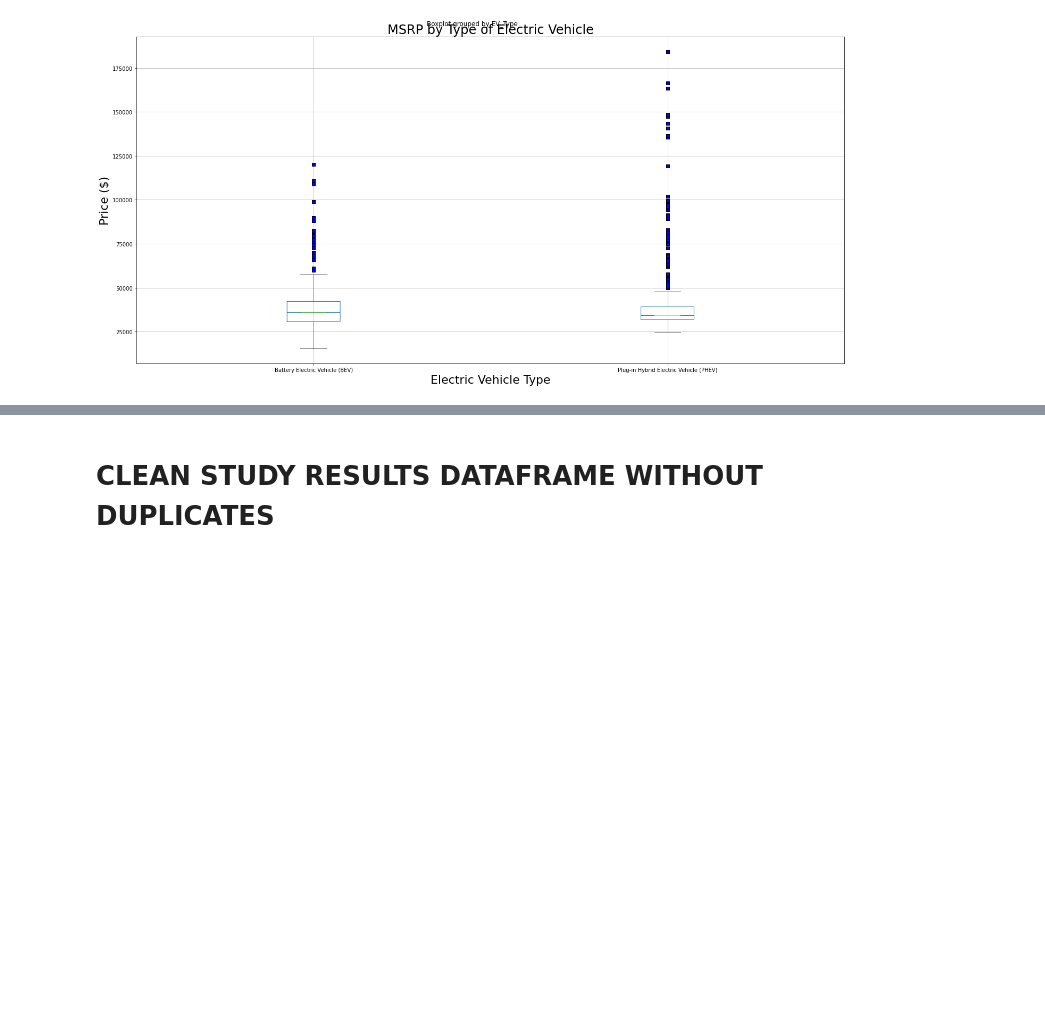
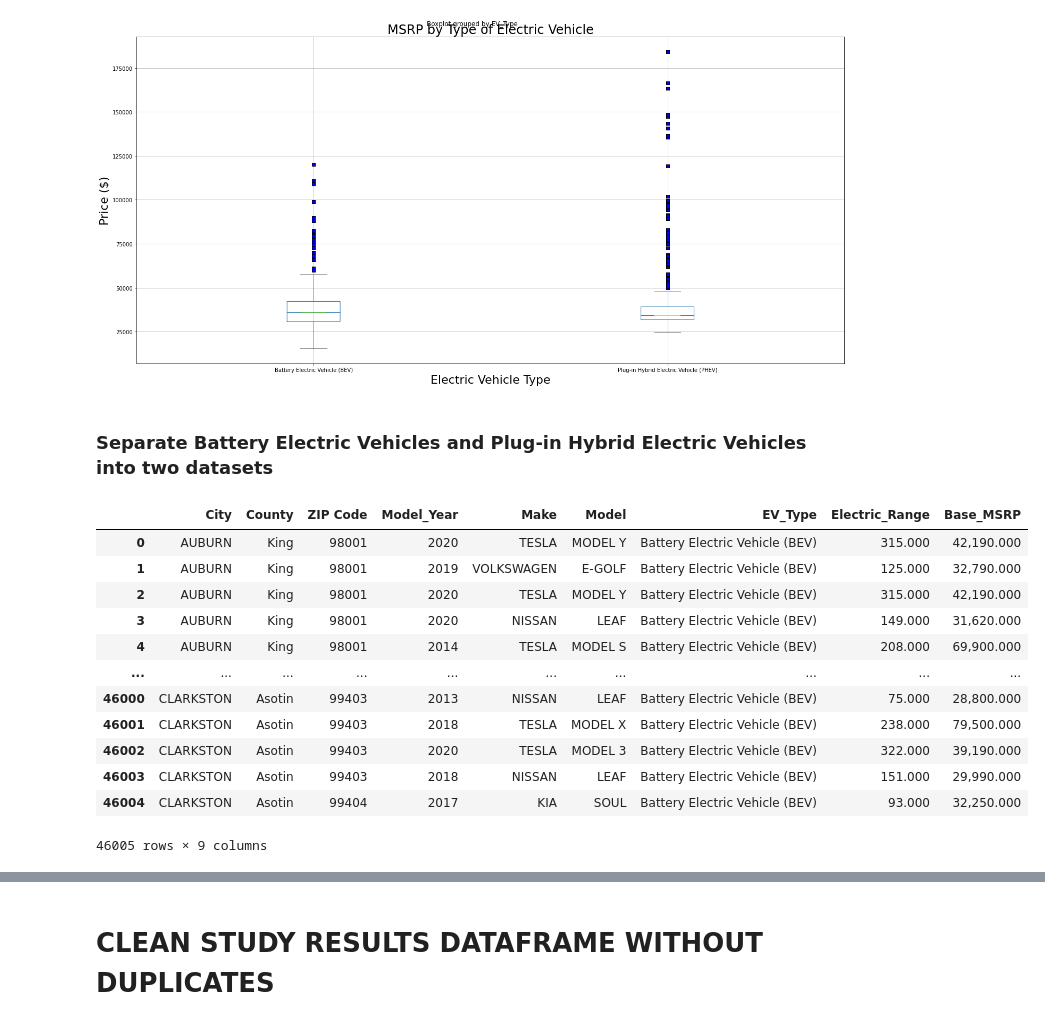
Before and after one commit to fbarillas08/Electric-Vehicles-in-WashingtonState, a Jupyter notebook: Project1_EV_WashingtonState.ipynb, the cells around one changed output, grey strips where cells are left out. Drawn from its saved outputs; the diff is of its cells as text; code cells hidden in the pictures; blank space fills up the shorter version.

```diff
--- a/Project1_EV_WashingtonState.ipynb
+++ b/Project1_EV_WashingtonState.ipynb
@@ -119,0 +109,19 @@ pd.options.display.float_format = "{:,.3f}".format
+# %% [markdown]
+### Separate Battery Electric Vehicles and Plug-in Hybrid Electric Vehicles into two datasets
+# %%
+BEV_df = EV_raw_data[EV_raw_data.EV_Type== "Battery Electric Vehicle (BEV)"]
+BEV_df
+# %% [output]
+|  | City | County | ZIP Code | Model_Year | Make | Model | EV_Type | Electric_Range | Base_MSRP |
+| 0 | AUBURN | King | 98001 | 2020 | TESLA | MODEL Y | Battery Electric Vehicle (BEV) | 315.000 | 42,190.000 |
+| 1 | AUBURN | King | 98001 | 2019 | VOLKSWAGEN | E-GOLF | Battery Electric Vehicle (BEV) | 125.000 | 32,790.000 |
+| 2 | AUBURN | King | 98001 | 2020 | TESLA | MODEL Y | Battery Electric Vehicle (BEV) | 315.000 | 42,190.000 |
+| 3 | AUBURN | King | 98001 | 2020 | NISSAN | LEAF | Battery Electric Vehicle (BEV) | 149.000 | 31,620.000 |
+| 4 | AUBURN | King | 98001 | 2014 | TESLA | MODEL S | Battery Electric Vehicle (BEV) | 208.000 | 69,900.000 |
+| ... | ... | ... | ... | ... | ... | ... | ... | ... | ... |
+| 46000 | CLARKSTON | Asotin | 99403 | 2013 | NISSAN | LEAF | Battery Electric Vehicle (BEV) | 75.000 | 28,800.000 |
+| 46001 | CLARKSTON | Asotin | 99403 | 2018 | TESLA | MODEL X | Battery Electric Vehicle (BEV) | 238.000 | 79,500.000 |
+| 46002 | CLARKSTON | Asotin | 99403 | 2020 | TESLA | MODEL 3 | Battery Electric Vehicle (BEV) | 322.000 | 39,190.000 |
+| 46003 | CLARKSTON | Asotin | 99403 | 2018 | NISSAN | LEAF | Battery Electric Vehicle (BEV) | 151.000 | 29,990.000 |
+| 46004 | CLARKSTON | Asotin | 99404 | 2017 | KIA | SOUL | Battery Electric Vehicle (BEV) | 93.000 | 32,250.000 |
+46005 rows × 9 columns
```
Also changed, not shown: parts of 18 cells of this notebook.
